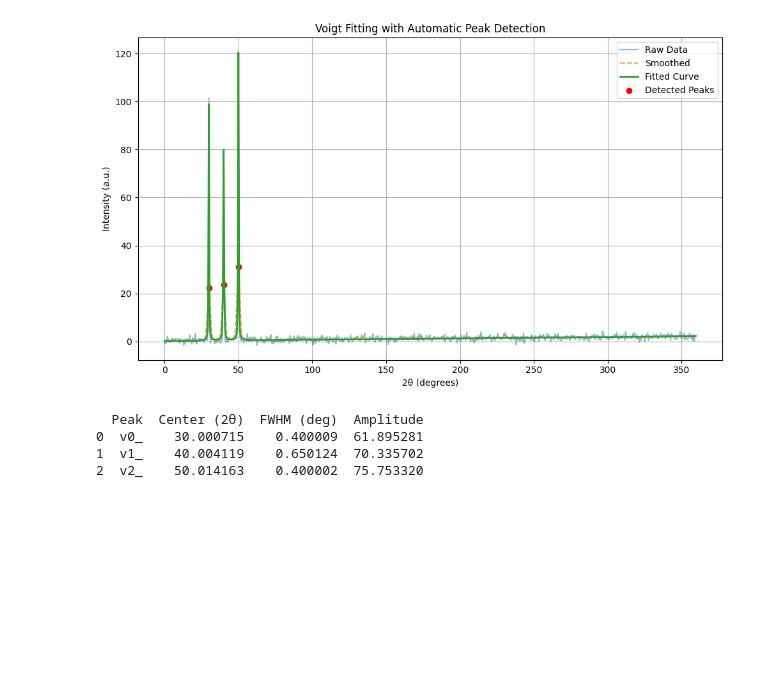
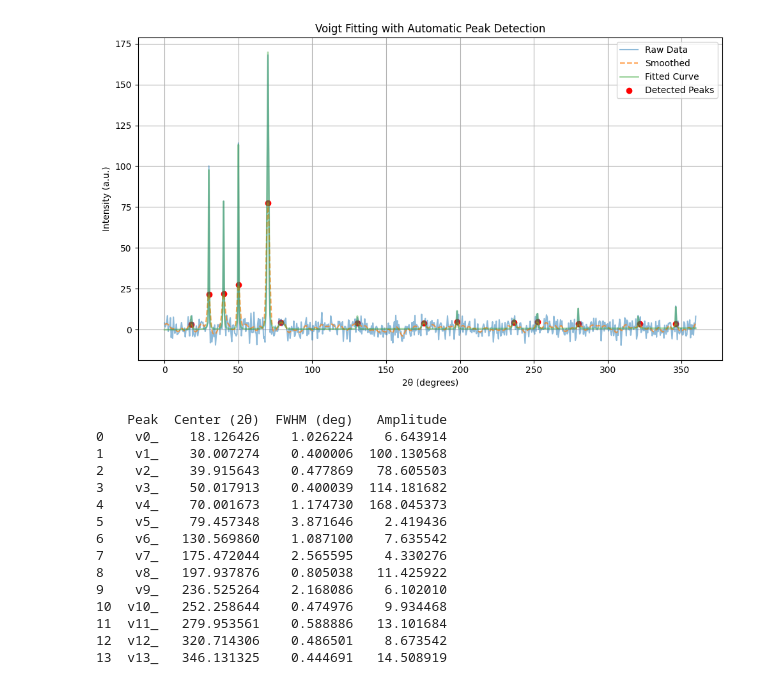
Before and after one commit to ryk-spec/XRD_fitter, a Jupyter notebook: src/xrd_fitter/differntial_fitting.ipynb, the cells around one changed output. Drawn from its saved outputs; the diff is of its cells as text; code cells hidden in the pictures; blank space fills up the shorter version.

```diff
--- a/src/xrd_fitter/differntial_fitting.ipynb
+++ b/src/xrd_fitter/differntial_fitting.ipynb
@@ -47,7 +47,7 @@ class XRDAnalyzer:
             peak_model = VoigtModel(prefix=prefix)
             self.model += peak_model
             xc = self.x[peak_idx]
-            yc = self.y_smooth[peak_idx]
+            yc = self.y[peak_idx]
             self.params.update(peak_model.make_params(
                 amplitude=yc,
                 center=xc,
@@ -69,7 +69,8 @@ class XRDAnalyzer:
                 sigma = self.result.params[f'{prefix}sigma'].value
                 gamma = self.result.params[f'{prefix}gamma'].value
                 center = self.result.params[f'{prefix}center'].value
-                amplitude = self.result.params[f'{prefix}amplitude'].value
+                index = np.argmin(np.abs(self.x - center))
+                amplitude = self.y[index]
                 fwhm = voigt_fwhm(sigma, gamma)
                 fwhm_results.append((prefix, center, fwhm, amplitude))
         self.fwhm_df = pd.DataFrame(fwhm_results, columns=["Peak", "Center (2θ)", "FWHM (deg)", "Amplitude"])
@@ -78,7 +79,7 @@ class XRDAnalyzer:
         plt.figure(figsize=(10, 6))
         plt.plot(self.x, self.y, label='Raw Data', alpha=0.5)
         plt.plot(self.x, self.y_smooth, label='Smoothed', linestyle='--', alpha=0.7)
-        plt.plot(self.x, self.result.best_fit, label='Fitted Curve', linewidth=2)
+        plt.plot(self.x, self.result.best_fit, label='Fitted Curve', linewidth=2,alpha=0.4)
         plt.scatter(self.x[self.peaks], self.y_smooth[self.peaks], color='red', label='Detected Peaks')
         plt.legend()
         plt.xlabel("2θ (degrees)")
@@ -101,20 +102,32 @@ class XRDAnalyzer:
         self.display_fwhm()
 # %%
 x = np.arange(0,360,0.5)
-noise_level = 0.9
+noise_level = 4
 true_y = (
             100 * np.exp(-(x - 30)**2 / (2 * 0.2**2)) +
             80 * np.exp(-(x - 40)**2 / (2 * 0.3**2)) +
             120 * np.exp(-(x - 50)**2 / (2 * 0.25**2)) +
+            170 * np.exp(-(x - 70)**2 / (2 * 0.5**2)) +
             0.5 + 0.004 * x
         )
 y = true_y + np.random.normal(0, noise_level, size=x.size)
 
 analyzer = XRDAnalyzer(x_data=x,y_data=y)
 analyzer.analyze()
 # %% [output]
-[figure, old version]
+[figure, new version]
-  Peak  Center (2θ)  FWHM (deg)  Amplitude
-0  v0_    30.000715    0.400009  61.895281
-1  v1_    40.004119    0.650124  70.335702
-2  v2_    50.014163    0.400002  75.753320
+    Peak  Center (2θ)  FWHM (deg)   Amplitude
+0    v0_    18.126426    1.026224    6.643914
+1    v1_    30.007274    0.400006  100.130568
+2    v2_    39.915643    0.477869   78.605503
+3    v3_    50.017913    0.400039  114.181682
+4    v4_    70.001673    1.174730  168.045373
+5    v5_    79.457348    3.871646    2.419436
+6    v6_   130.569860    1.087100    7.635542
+7    v7_   175.472044    2.565595    4.330276
+8    v8_   197.937876    0.805038   11.425922
+9    v9_   236.525264    2.168086    6.102010
+10  v10_   252.258644    0.474976    9.934468
+11  v11_   279.953561    0.588886   13.101684
+12  v12_   320.714306    0.486501    8.673542
+13  v13_   346.131325    0.444691   14.508919
```
